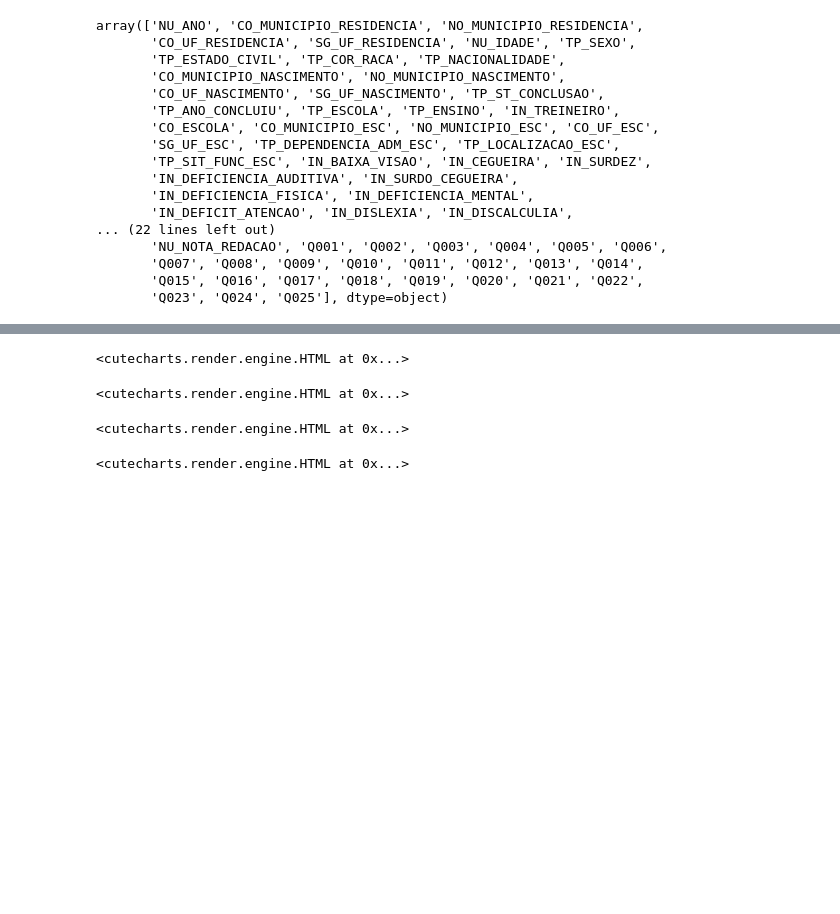
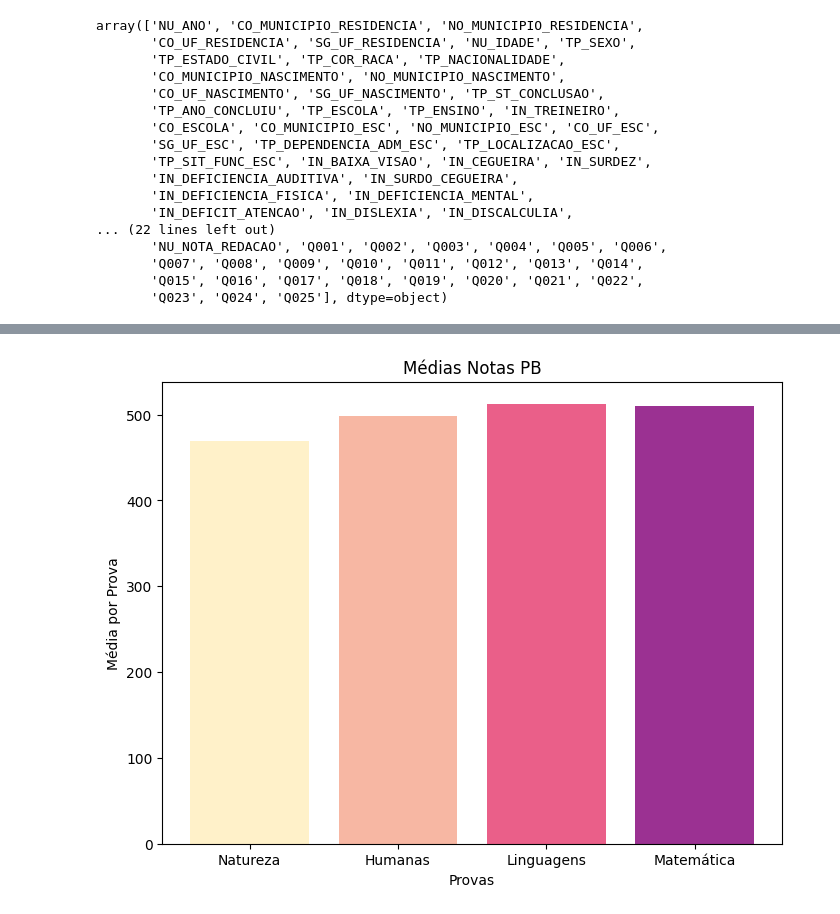
Before and after one commit to SolracSiul/estatistica, a Jupyter notebook: codigo.ipynb, the cells around one changed output, grey strips where cells are left out. Cells and saved outputs as stored; diff of their text form; code cells hidden in the pictures; blank space fills up the shorter version.

```diff
--- a/codigo.ipynb
+++ b/codigo.ipynb
@@ -65,53 +76,15 @@ NU_NOTA_MT    509.805636
 dtype: float64
-# %%
-import cutecharts.charts as ctc
-chart = ctc.Bar('Medias Notas PB', width="500px", height="400px")
-chart.set_options(
-    labels = ['Natureza', "Humanas", "Linguagens", "Matemática"],
-    x_label="Provas",
-    y_label="Média por Prova",
-    colors=['#FFF1C9', "#F7B7A3", "#EA5F89", "#9B3192"]
-)
-chart.add_series("Media", list(microdadods_enem_pb[['NU_NOTA_CN', 'NU_NOTA_CH', 'NU_NOTA_LC', 'NU_NOTA_MT']].mean()))
-chart.render_notebook()
-# %% [output]
-<cutecharts.render.engine.HTML at 0x...>
-# %%
-import cutecharts.charts as ctc
-chart = ctc.Bar('Mediana Notas PB', width="500px", height="400px")
-chart.set_options(
-    labels = ['Natureza', "Humanas", "Linguagens", "Matemática"],
-    x_label="Provas",
-    y_label="Média por Prova",
-    colors=['#FFF1C9', "#F7B7A3", "#EA5F89", "#9B3192"]
-)
-chart.add_series("Mediana", list(microdadods_enem_pb[['NU_NOTA_CN', 'NU_NOTA_CH', 'NU_NOTA_LC', 'NU_NOTA_MT']].median()))
-chart.render_notebook()
-# %% [output]
-<cutecharts.render.engine.HTML at 0x...>
-# %%
-import cutecharts.charts as ctc
-chart = ctc.Bar('MODA Notas PB', width="500px", height="400px")
-chart.set_options(
-    labels = ['Natureza', "Humanas", "Linguagens", "Matemática"],
-    x_label="Provas",
-    y_label="Média por Prova",
-    colors=['#FFF1C9', "#F7B7A3", "#EA5F89", "#9B3192"]
-)
-chart.add_series("Moda", list(microdadods_enem_pb[['NU_NOTA_CN', 'NU_NOTA_CH', 'NU_NOTA_LC', 'NU_NOTA_MT']].mode().iloc[0]))
-chart.render_notebook()
-# %% [output]
-<cutecharts.render.engine.HTML at 0x...>
-# %%
-import cutecharts.charts as ctc
-chart = ctc.Bar('Desvio padrão Notas PB', width="500px", height="400px")
-chart.set_options(
-    labels = ['Natureza', "Humanas", "Linguagens", "Matemática"],
-    x_label="Provas",
-    y_label="Média por Prova",
-    colors=['#FFF1C9', "#F7B7A3", "#EA5F89", "#9B3192"]
-)
-chart.add_series("Desvio padrão", list(microdadods_enem_pb[['NU_NOTA_CN', 'NU_NOTA_CH', 'NU_NOTA_LC', 'NU_NOTA_MT']].std()))
-chart.render_notebook()
-# %% [output]
-<cutecharts.render.engine.HTML at 0x...>
+# %%
+import matplotlib.pyplot as plt
+medias = microdadods_enem_pb[['NU_NOTA_CN', 'NU_NOTA_CH', 'NU_NOTA_LC', 'NU_NOTA_MT']].mean()
+labels = ['Natureza', 'Humanas', 'Linguagens', 'Matemática']
+colors = ['#FFF1C9', '#F7B7A3', '#EA5F89', '#9B3192']
+plt.figure(figsize=(8, 6))
+plt.bar(labels, medias, color=colors)
+plt.title('Médias Notas PB')
+plt.xlabel('Provas')
+plt.ylabel('Média por Prova')
+
+plt.show()
+# %% [output]
+[figure, added]
```
Also changed, not shown: parts of 12 cells of this notebook, 1 other file.
